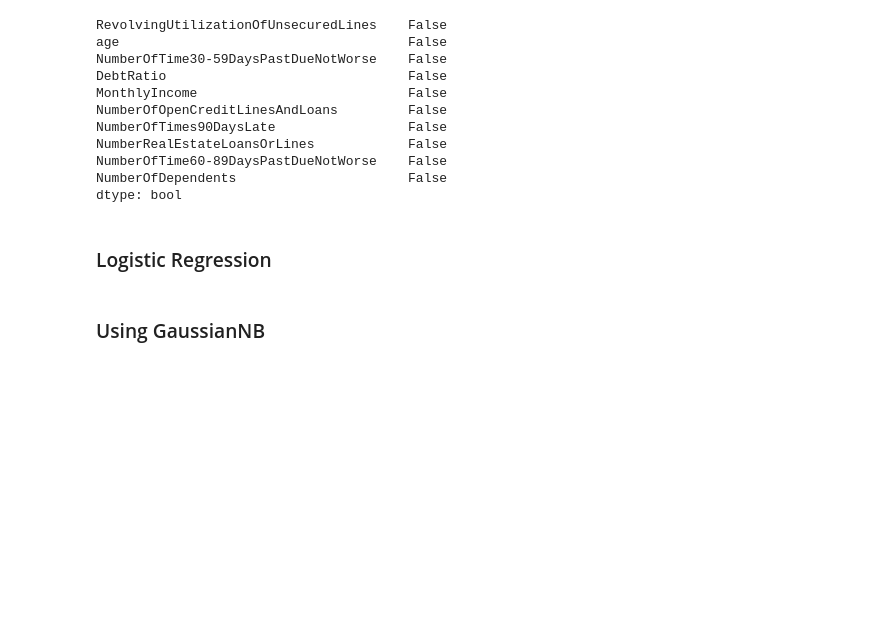
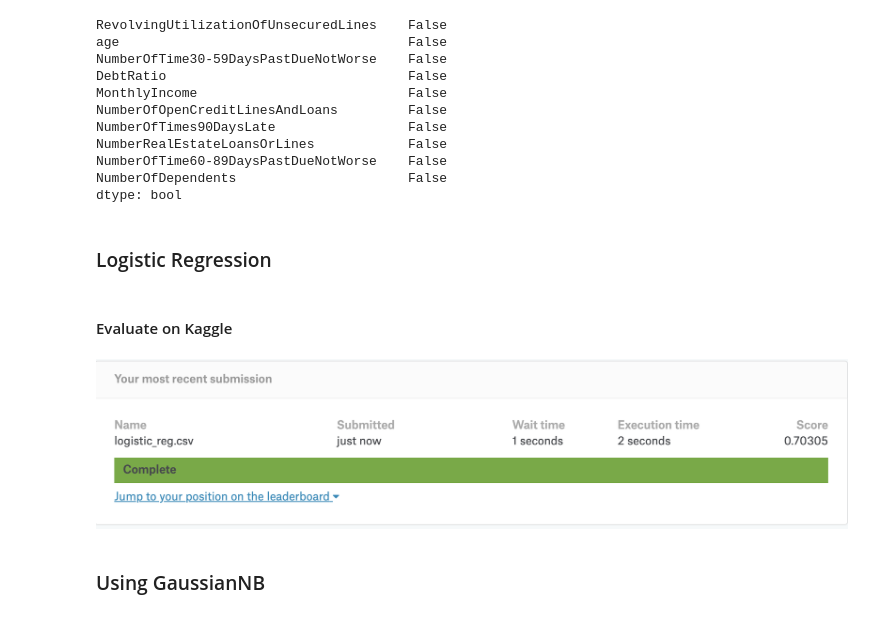
Before and after one commit to Marizzle/cmpe255-project1, a Jupyter notebook: miguel_attempts/Kaggle_Give_Me_Some_Credit_miguel.ipynb, the cells around one changed output. Cells and saved outputs as stored; diff of their text form; code cells hidden in the pictures; blank space fills up the shorter version.

```diff
--- a/miguel_attempts/Kaggle_Give_Me_Some_Credit_miguel.ipynb
+++ b/miguel_attempts/Kaggle_Give_Me_Some_Credit_miguel.ipynb
@@ -166,6 +166,13 @@ regressor.fit(X_train, y_train)
 y_test = regressor.predict_proba(test)
 
 saveEntryFile(y_test, "logistic_reg.csv")
+# %% [markdown]
+#### Evaluate on Kaggle
+# %%
+from IPython.display import Image
+Image(filename='./images/KaggleSubmission_Logistic_Reg.png')
+# %% [output]
+[figure, added]
 # %% [markdown]
 ### Using GaussianNB
 # %%
```
Also changed, not shown: parts of 11 cells of this notebook, 8 other files.
